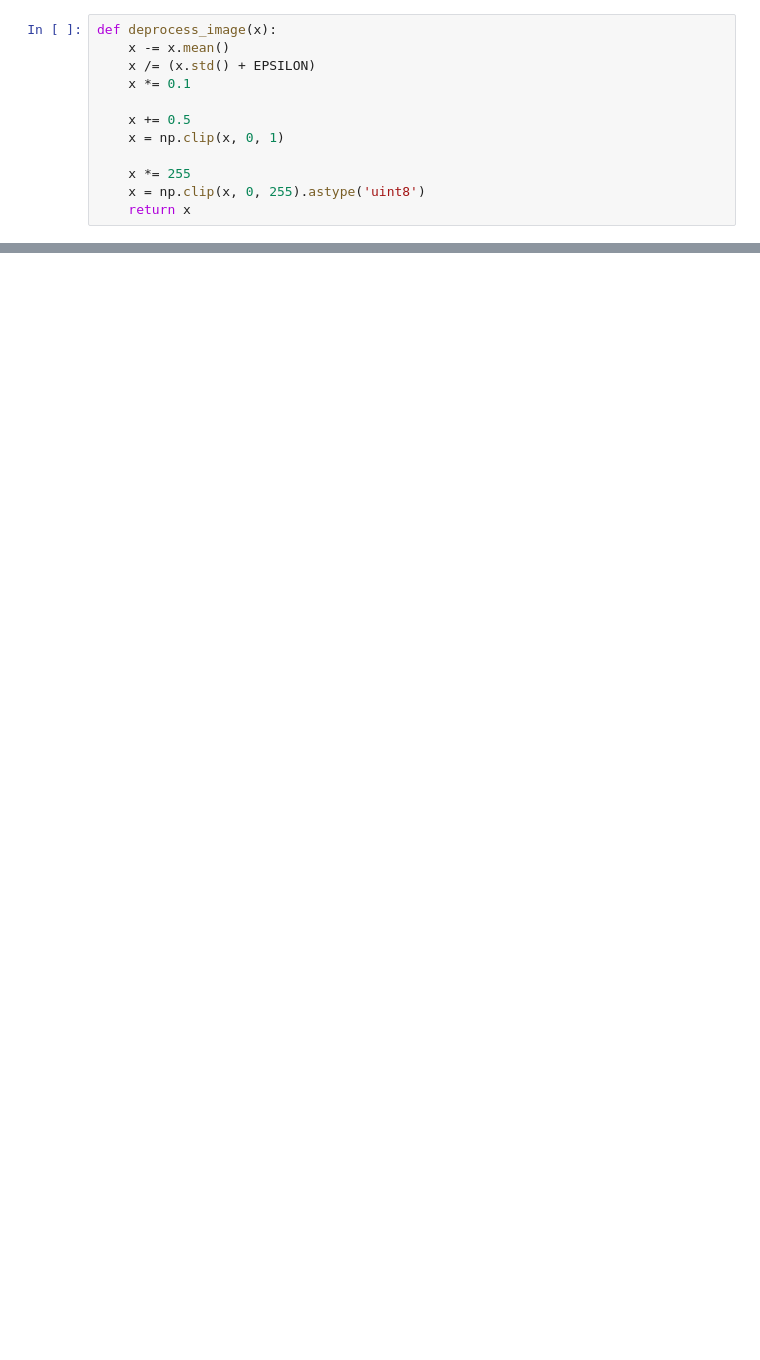
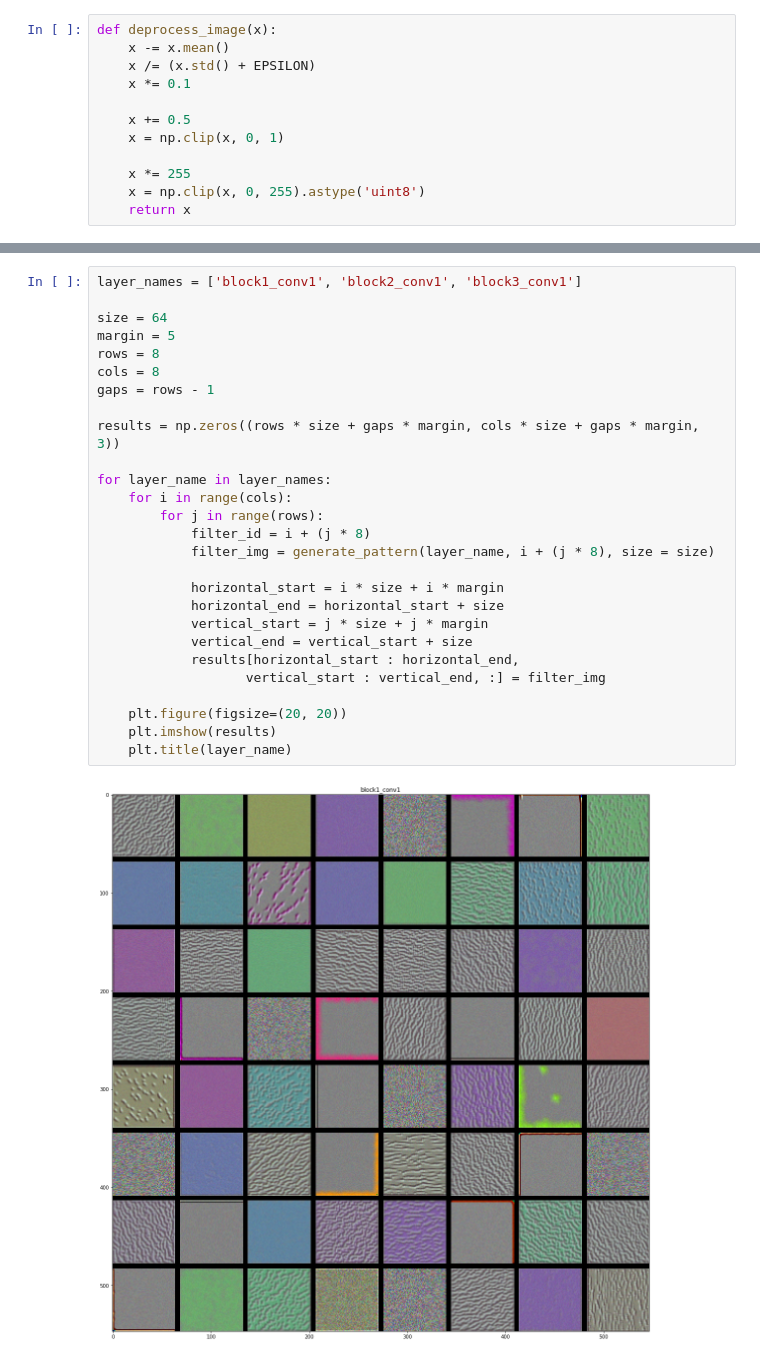
Before and after one commit to thoolihan/deep-learning-book, a Jupyter notebook: ex05_11.ipynb, the cells around one changed output, grey strips where cells are left out. Drawn from its saved outputs; the diff is of its cells as text; blank space fills up the shorter version.

```diff
--- a/ex05_11.ipynb
+++ b/ex05_11.ipynb
@@ -47,0 +96,29 @@ plt.imshow(generate_pattern(layer_name, filter_index))
+# %%
+layer_names = ['block1_conv1', 'block2_conv1', 'block3_conv1']
+
+size = 64
+margin = 5
+rows = 8
+cols = 8
+gaps = rows - 1
+
+results = np.zeros((rows * size + gaps * margin, cols * size + gaps * margin, 3))
+
+for layer_name in layer_names:
+    for i in range(cols):
+        for j in range(rows):
+            filter_id = i + (j * 8)
+            filter_img = generate_pattern(layer_name, i + (j * 8), size = size)
+
+            horizontal_start = i * size + i * margin
+            horizontal_end = horizontal_start + size
+            vertical_start = j * size + j * margin
+            vertical_end = vertical_start + size
+            results[horizontal_start : horizontal_end,
+                   vertical_start : vertical_end, :] = filter_img
+
+    plt.figure(figsize=(20, 20))
+    plt.imshow(results)
+    plt.title(layer_name)
+# %% [output]
+[figure, added]
```
Also changed, not shown: parts of 7 cells of this notebook.
